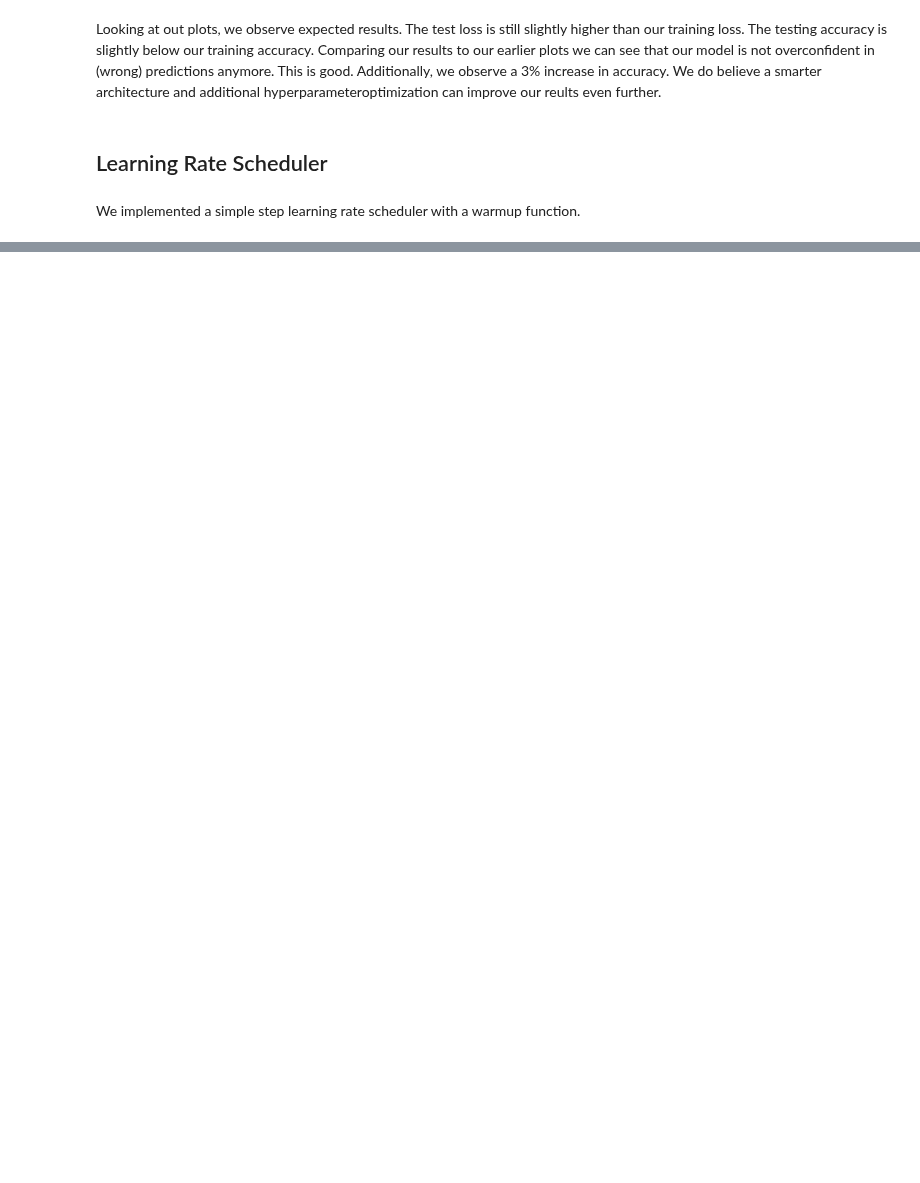
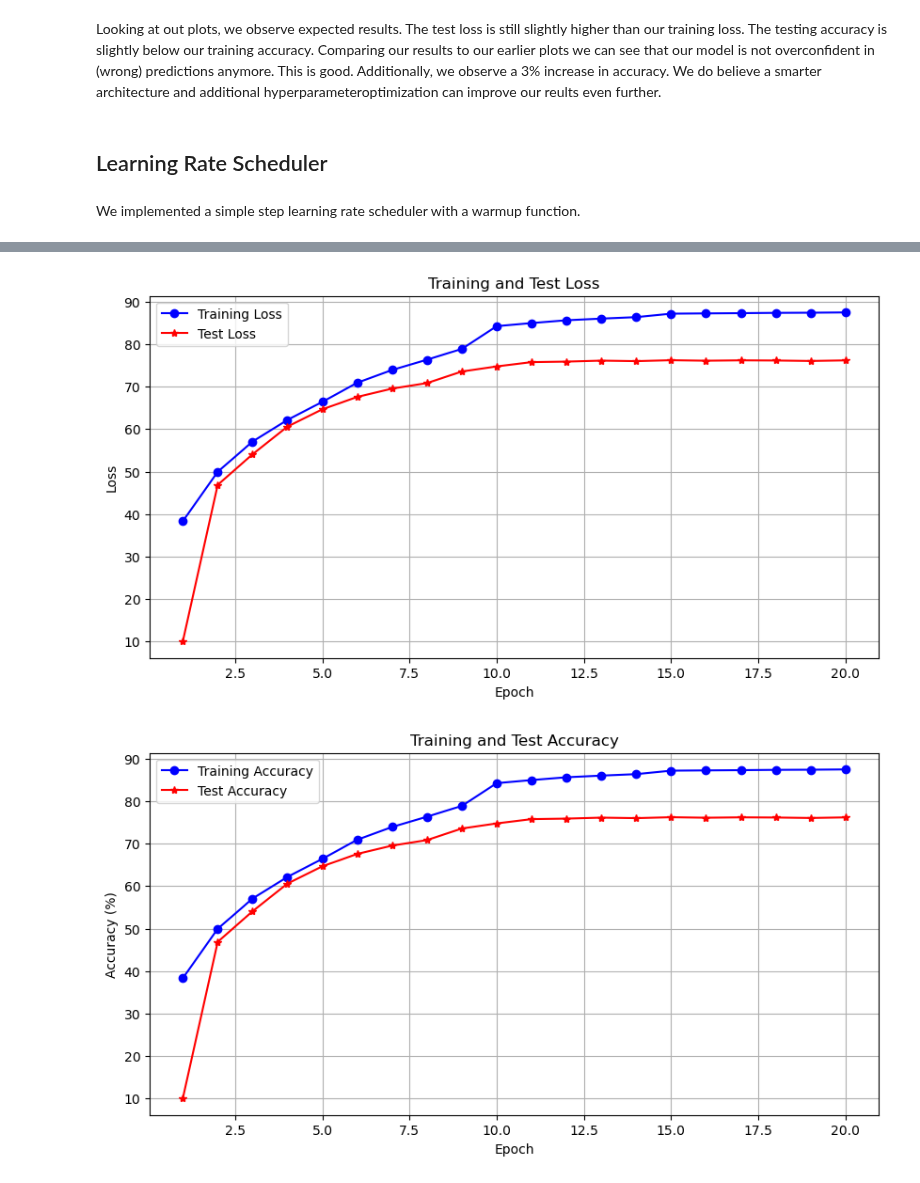
Before and after one commit to FreddieHorn/CudaVisionWS23, a Jupyter notebook: Assignment2/assignment_2_luke.ipynb, the cells around one changed output, grey strips where cells are left out. Saved outputs shown, nothing was run; the diff lists cells and outputs as text; code cells hidden in the pictures; blank space fills up the shorter version.

```diff
--- a/Assignment2/assignment_2_luke.ipynb
+++ b/Assignment2/assignment_2_luke.ipynb
@@ -659,7 +815,7 @@ class LearningRateSchedulerWithWarmup():
     '''
     Parameters:
     optimizer: pytorch optimizer used during training
-    lr: current learning rate
+    lr: learning rate
     warmup_epochs: number of epochs we warm up our learning rate
 
     milestones: List of epochs when the learning rate will be reduced by a factor
@@ -671,17 +827,18 @@ class LearningRateSchedulerWithWarmup():
         self.warmup_epochs = warmup_epochs
         self.milestones = milestones
         self.gamma = gamma
+        self.current_lr = 0
 
     def step(self, epoch):
-        if epoch < self.warmup_epochs:
+        if epoch <= self.warmup_epochs:
             # Warm-up phase: Linearly increase learning rate
-            self.lr = (epoch / self.warmup_epochs) * self.lr
+            self.current_lr = (epoch / self.warmup_epochs) * self.lr
         else:
             if epoch in self.milestones:
-                self.lr *= self.gamma
+                self.current_lr *= self.gamma
 
         for param_group in self.optimizer.param_groups:
-            param_group['lr'] = self.lr
+            param_group['lr'] = self.current_lr
 # %%
 
 device = torch.device("cuda" if torch.cuda.is_available() else "cpu")
@@ -689,7 +846,7 @@ model = DropoutCNN(dropout_prob=0)
 model.to(device)
 criterion = nn.CrossEntropyLoss()
 optimizer = torch.optim.Adam(model.parameters(), lr=LR)
-scheduler = LearningRateSchedulerWithWarmup(optimizer, LR, milestones=[5, 10, 15, 20], gamma = 0.5, warmup_epochs=5)
+scheduler = LearningRateSchedulerWithWarmup(optimizer, LR, milestones=[10, 15, 20], gamma = 0.1, warmup_epochs=5)
 # %%
 test_loss_list = []
 train_loss_list = []
@@ -701,7 +858,8 @@ gradient_norms = []
 gradient_max_values = []
 gradient_min_values = []
 best_loss = 100
-for epoch in range(NUM_EPOCHS):
+for i, epoch in enumerate(range(NUM_EPOCHS)):
+    scheduler.step(i+1)
     progress_bar = tqdm(trainloader, total=len(trainloader))
 
     # Calculate test loss, accuracy for currently trained model
@@ -792,7 +950,6 @@ for epoch in range(NUM_EPOCHS):
 
         if(i % 10 == 0 or i == len(trainloader) - 1):
             progress_bar.set_description(f"Epoch {epoch + 1} Iter {i + 1}: loss {loss.item():.5f}. ")
-    scheduler.step()
     train_accuracy_list.append(np.mean(train_accuracy_list_iter))
     train_loss_list.append(np.mean(train_loss_list_iter))
 # %% [output]
@@ -812,0 +969,6 @@ KeyboardInterrupt:
+# %%
+utils.plot_loss_epoch(train_accuracy_list, test_accuracy_list)
+utils.plot_accuracy_epoch(test_accuracy_list, train_accuracy_list)
+# %% [output]
+[figure, added]
+[figure, added]
```
Also changed, not shown: parts of 11 cells of this notebook.
